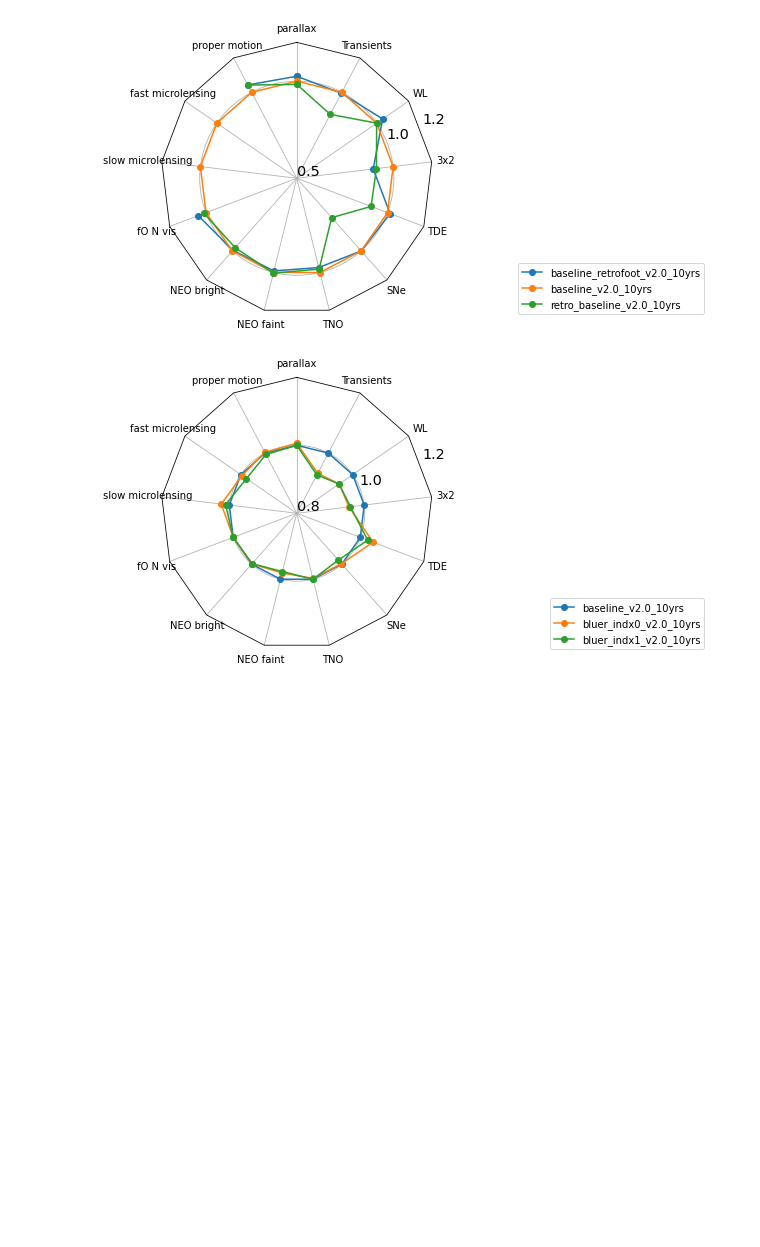
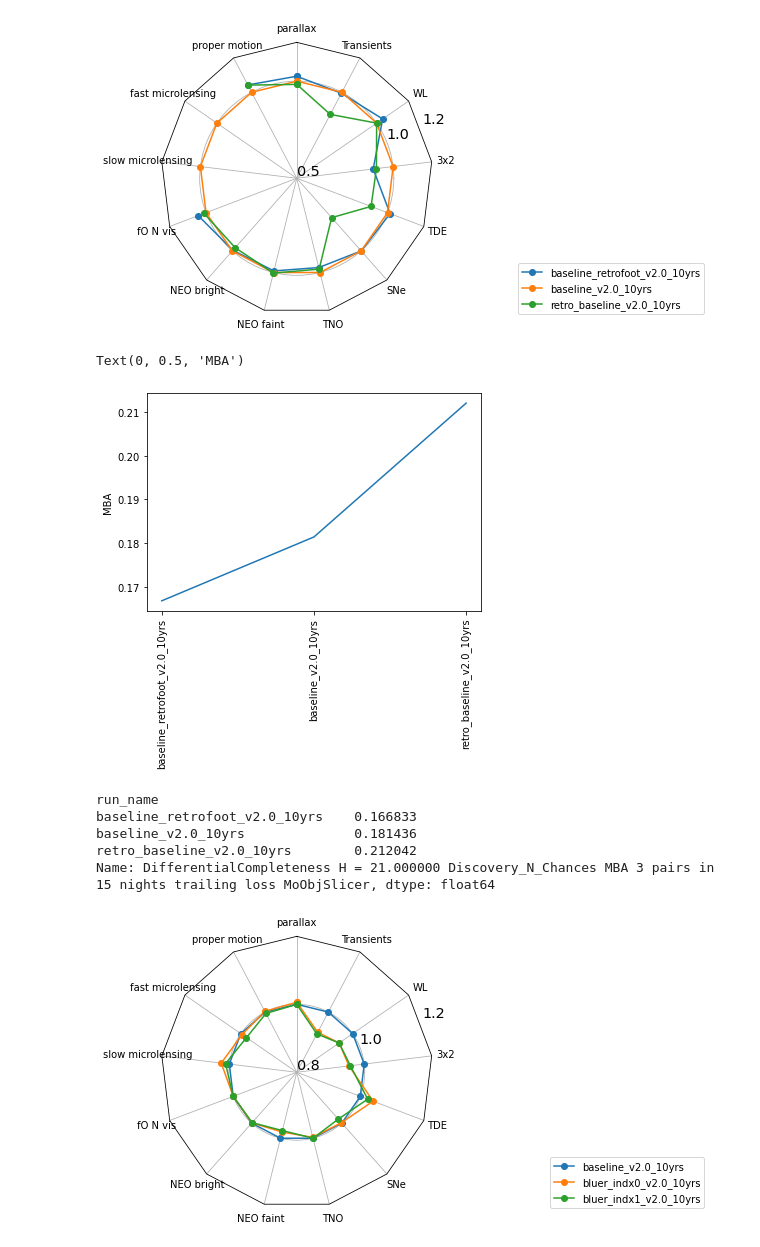
Before and after one commit to lsst-sims/sims_featureScheduler_runs2.0, a Jupyter notebook: maf/combined_look.ipynb, the cells around one changed output. Cells and saved outputs as stored; diff of their text form; code cells hidden in the pictures; blank space fills up the shorter version.

```diff
--- a/maf/combined_look.ipynb
+++ b/maf/combined_look.ipynb
@@ -113,6 +113,23 @@ ndata
 fig, ax = radar(ndata, legend=True, rgrids=[0.5, 1.0, 1.2], bbox_to_anchor=(2, 0))
 # %% [output]
 [figure]
+# %%
+mba = 'DifferentialCompleteness H = 21.000000 Discovery_N_Chances MBA 3 pairs in 15 nights trailing loss MoObjSlicer'
+fig, ax = plt.subplots()
+ax.plot(df[mba][runs])
+ack = ax.tick_params('x',  rotation=90)
+ax.set_ylabel('MBA')
+# %% [output]
+Text(0, 0.5, 'MBA')
+[figure, added]
+# %%
+df[mba][runs]
+# %% [output]
+run_name
+baseline_retrofoot_v2.0_10yrs    0.166833
+baseline_v2.0_10yrs              0.181436
+retro_baseline_v2.0_10yrs        0.212042
+Name: DifferentialCompleteness H = 21.000000 Discovery_N_Chances MBA 3 pairs in 15 nights trailing loss MoObjSlicer, dtype: float64
 # %%
 runs = ['baseline_v2.0_10yrs'] + [run for run in df.index if 'blue' in run]
 # %%
```
Also changed, not shown: parts of 21 cells of this notebook.
